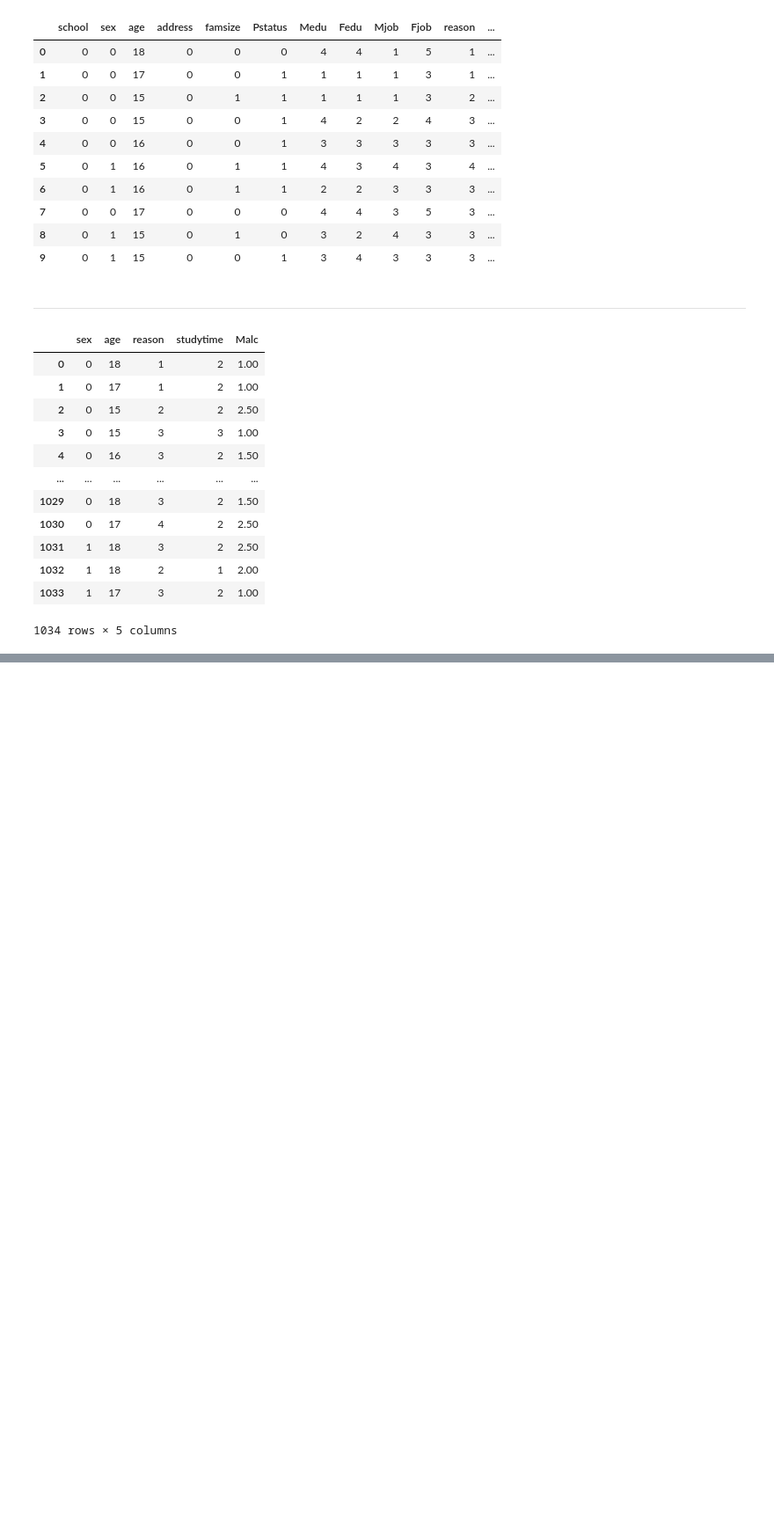
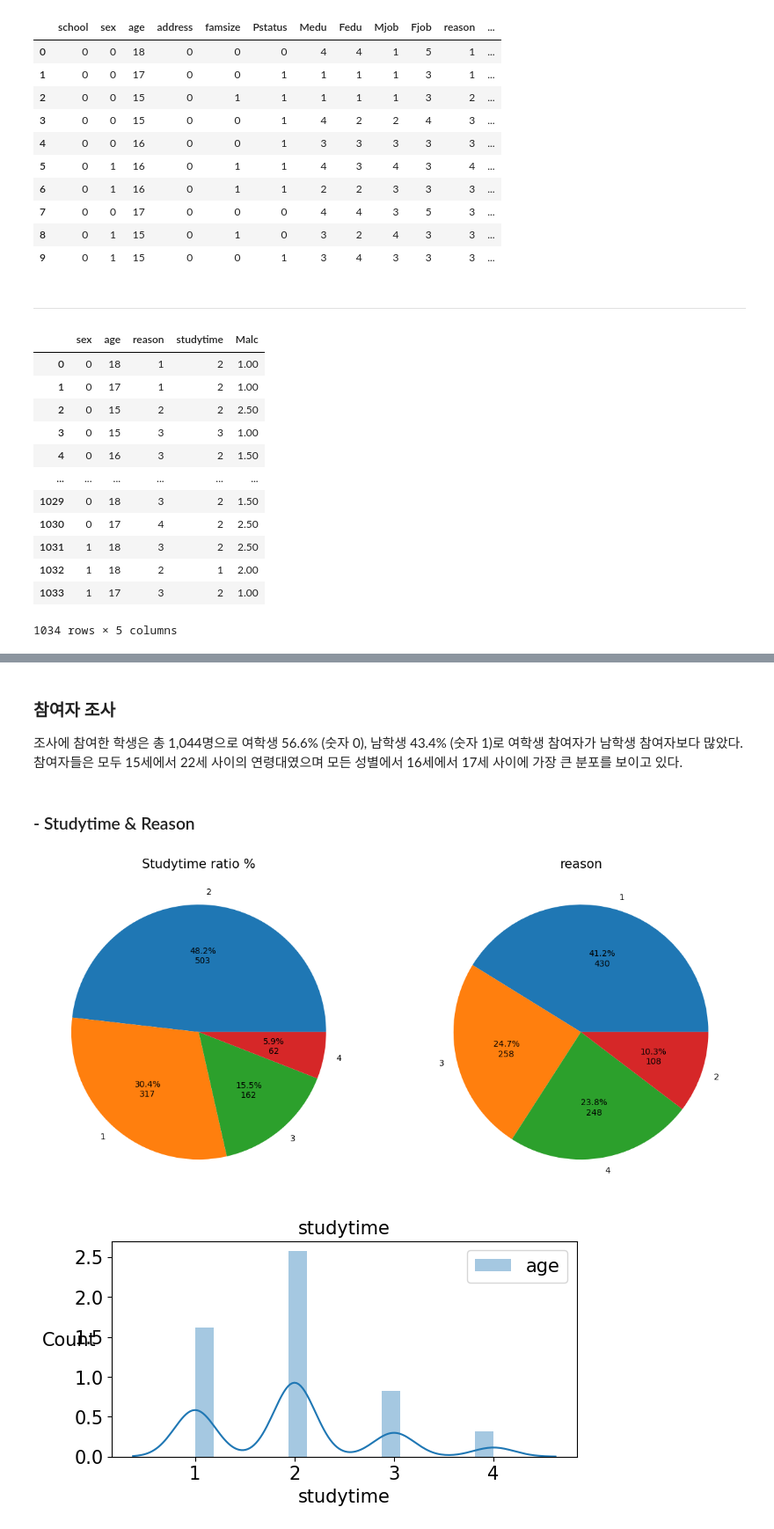
Before and after one commit to yong-again/hakcerton, a Jupyter notebook: code/LJH/eda.ipynb, the cells around one changed output, grey strips where cells are left out. Shown at 88% size. Cells and saved outputs as stored; diff of their text form; code cells hidden in the pictures; blank space fills up the shorter version.

```diff
--- a/code/LJH/eda.ipynb
+++ b/code/LJH/eda.ipynb
@@ -548,0 +561,51 @@ df_new.head(-10)
+# %% [markdown]
+### 참여자 조사
+
+조사에 참여한 학생은 총 1,044명으로 여학생 56.6% (숫자 0), 남학생 43.4% (숫자 1)로 여학생 참여자가 남학생 참여자보다 많았다.
+참여자들은 모두 15세에서 22세 사이의 연령대였으며 모든 성별에서 16세에서 17세 사이에 가장 큰 분포를 보이고 있다.
+# %% [markdown]
+### - Studytime & Reason
+# %%
+plt.figure(figsize = (15,25))
+
+plt.subplot(221)
+data = df_new
+labels = 'studytime'
+# colors = sns.color_palette('bright')[0:5]
+total = df_new['studytime'].value_counts().values.sum()
+
+def fmt(x):
+    return '{:.1f}%\n{:.0f}'.format(x, total*x/100)
+
+plt.title('Studytime ratio %', size=15)
+plt.pie(df_new['studytime'].value_counts().values, labels=df_new['studytime'].value_counts().index, autopct=fmt)
+
+
+plt.subplot(222)
+data = df_new
+labels = 'reason'
+# colors = sns.color_palette('bright')[0:5]
+total = df_new['reason'].value_counts().values.sum()
+
+def fmt(x):
+    return '{:.1f}%\n{:.0f}'.format(x, total*x/100)
+
+plt.title('reason', size=15)
+plt.pie(df_new['reason'].value_counts().values, labels=df_new['reason'].value_counts().index, autopct=fmt)
+
+plt.figure(figsize = (15,7))
+plt.subplot(223)
+sns.distplot(df_new['studytime'], label='age')
+plt.legend(loc='upper right', fontsize=15)
+plt.title('studytime', size=15)
+plt.xticks(fontsize=15)
+plt.yticks(fontsize=15)
+plt.xlabel('studytime', fontsize=15)
+plt.ylabel('Count', rotation=0, fontsize=15)
+
+plt.show()
+
+# 두개 색깔 같게 하려면?
+# %% [output]
+[figure, added]
+[figure, added]
```
Also changed, not shown: parts of 33 cells of this notebook, 6 other files.
